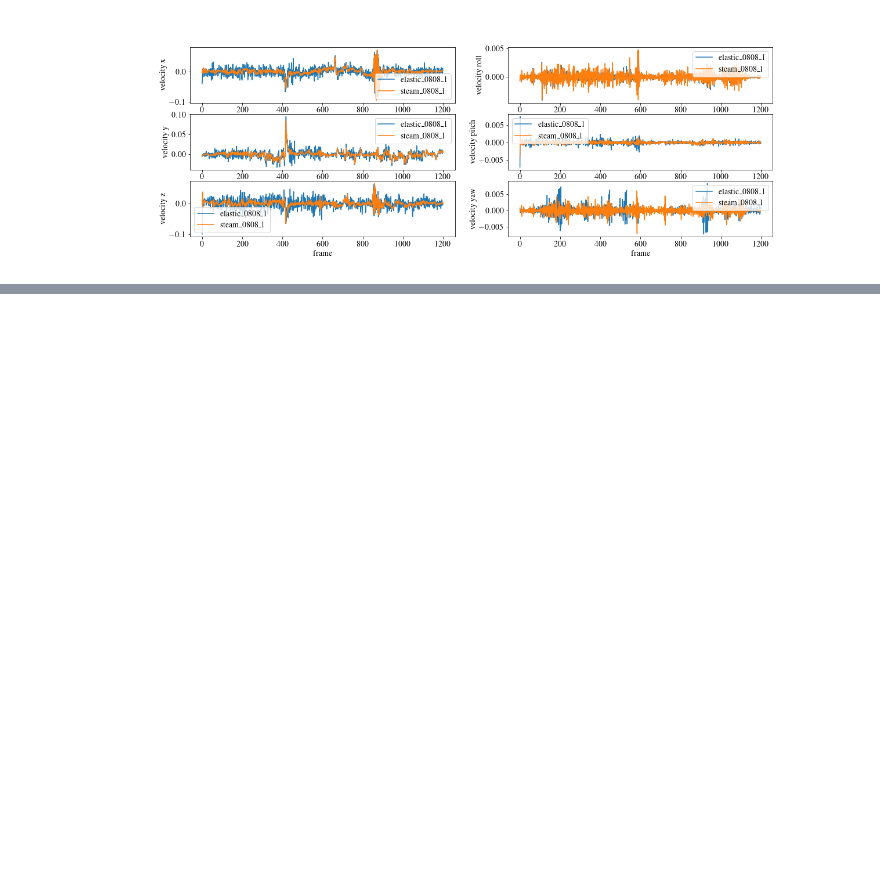
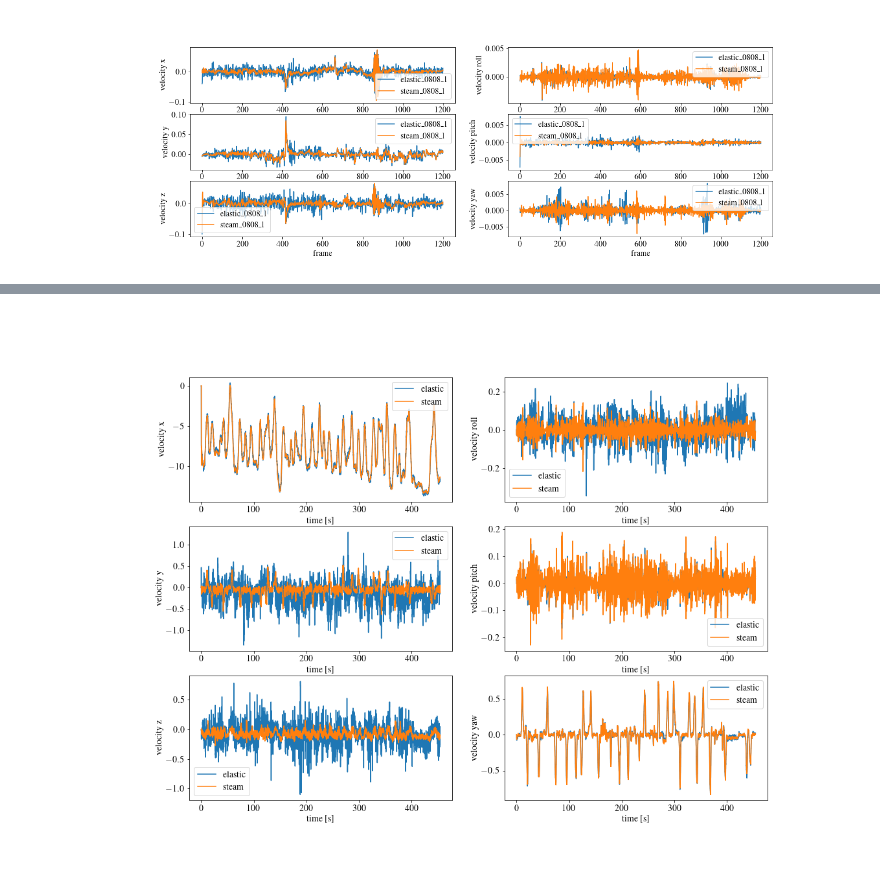
Before and after one commit to cheneyuwu/ct_icp, a Jupyter notebook: steam_icp/script/plot_kitti_raw_poses.ipynb, the cells around one changed output, grey strips where cells are left out. Drawn from its saved outputs; the diff is of its cells as text; code cells hidden in the pictures; blank space fills up the shorter version.

```diff
--- a/steam_icp/script/plot_kitti_raw_poses.ipynb
+++ b/steam_icp/script/plot_kitti_raw_poses.ipynb
@@ -146,0 +147,11 @@ plt.show()
+# %%
+fig, ax = plt.subplots(3, 2, figsize=(16, 12))
+
+utils.add_plot_velocity(ax, '/home/yuchen/ASRL/temp/doppler_odometry/kitti_raw/elastic_0808_1/trajectory_1659983465.txt', 'elastic')
+utils.add_plot_velocity(ax, '/home/yuchen/ASRL/temp/doppler_odometry/kitti_raw/steam_0809_1/trajectory_1660075308.txt', 'steam')
+# utils.add_plot_pose(ax, '/home/yuchen/ASRL/temp/doppler_odometry/dicp/steam_0809_1/trajectory_1660093704.txt', 'steam')
+
+utils.add_legend(ax)
+plt.show()
+# %% [output]
+[figure, added]
```
Also changed, not shown: parts of 2 cells of this notebook, 6 other files.
